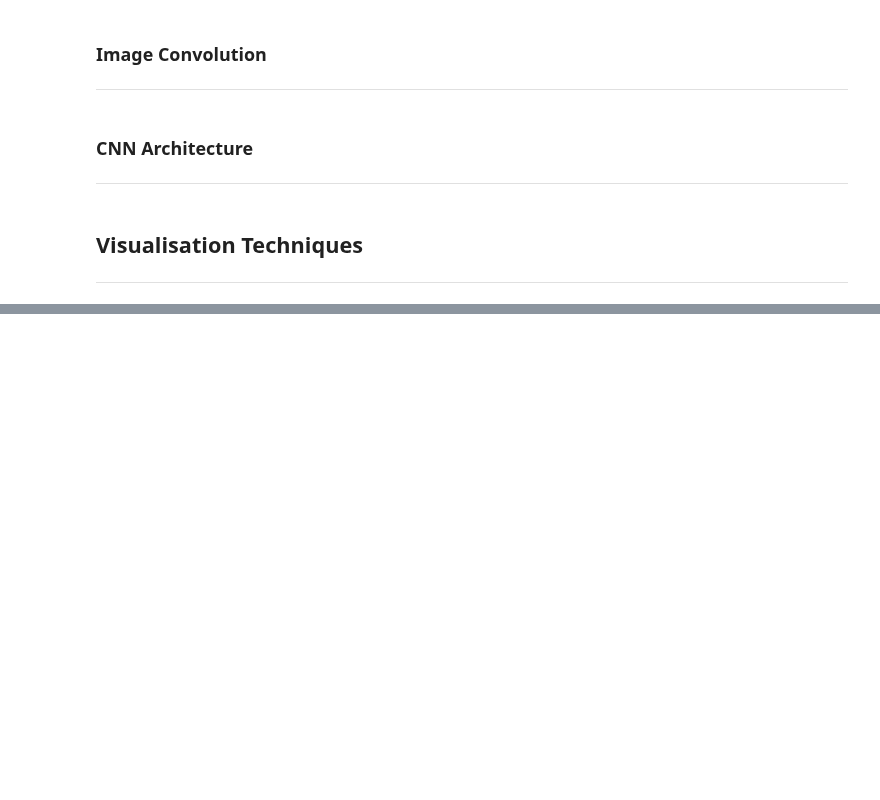
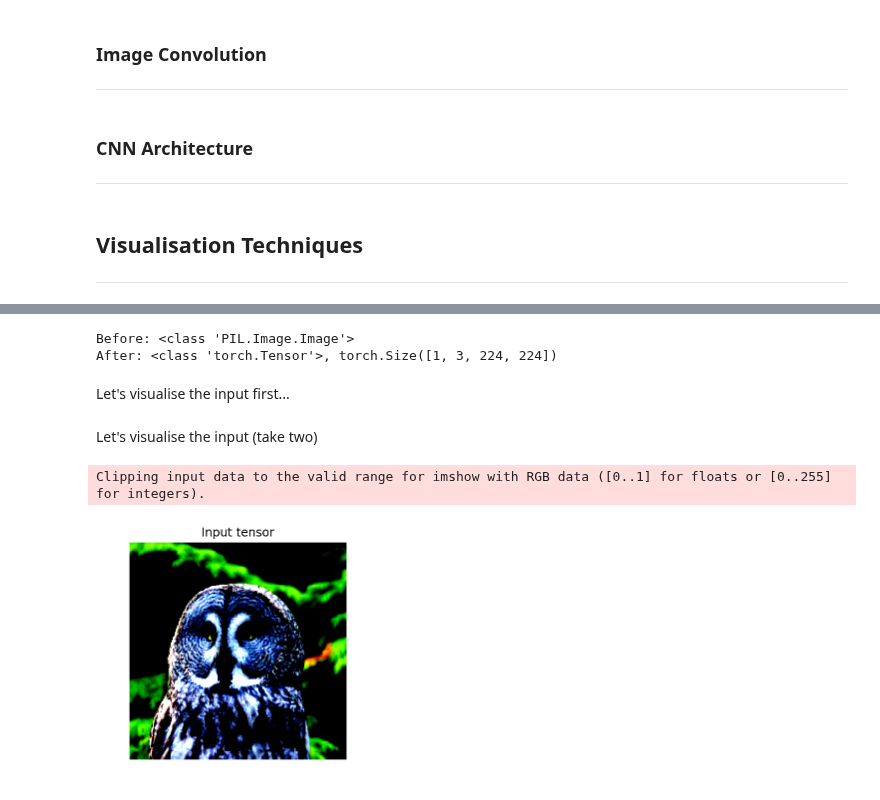
Before and after one commit to MisaOgura/flashtorch, a Jupyter notebook: presentations/hopperx1.ipynb, the cells around one changed output, grey strips where cells are left out. Saved outputs shown, nothing was run; the diff lists cells and outputs as text; code cells hidden in the pictures; blank space fills up the shorter version.

Commit message:
Add the first demo

```diff
--- a/presentations/hopperx1.ipynb
+++ b/presentations/hopperx1.ipynb
@@ -83,0 +112,12 @@ Modify the path to this notebook depending on where you're lauching it from.
+# %%
+from flashtorch.utils import apply_transforms
+
+input_ = apply_transforms(image)
+
+print(f'Before: {type(image)}')
+print(f'After: {type(input_)}, {input_.shape}')
+# %% [output]
+Before: <class 'PIL.Image.Image'>
+After: <class 'torch.Tensor'>, torch.Size([1, 3, 224, 224])
+# %% [markdown]
+Let's visualise the input first...
@@ -83,0 +130,11 @@ Modify the path to this notebook depending on where you're lauching it from.
+# %% [markdown]
+Let's visualise the input (take two)
+# %%
+from flashtorch.utils import format_for_plotting
+
+plt.imshow(format_for_plotting(input_))
+plt.title('Input tensor')
+plt.axis('off');
+# %% [output]
+Clipping input data to the valid range for imshow with RGB data ([0..1] for floats or [0..255] for integers).
+[figure, added]
```
Also changed, not shown: parts of 29 cells of this notebook, 1 other file.
